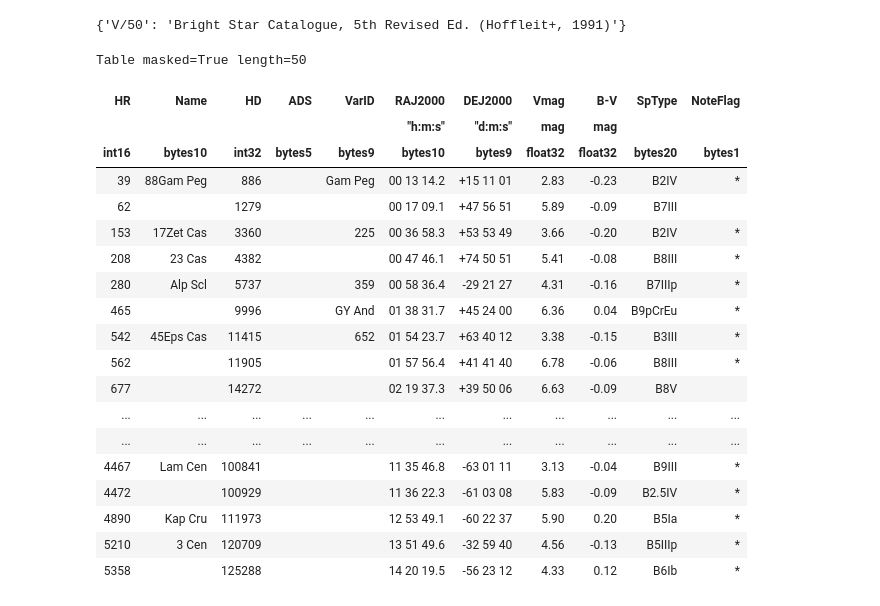
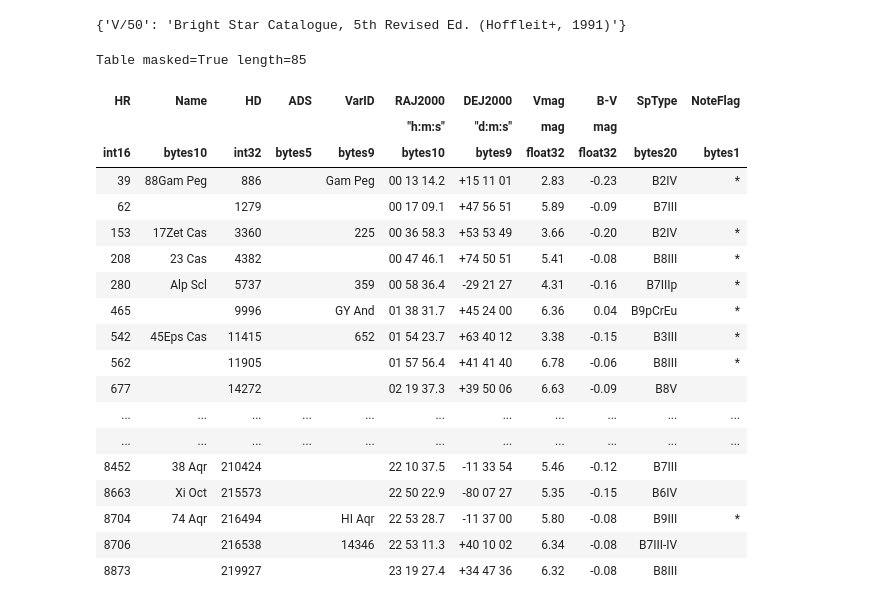
Before and after one commit to ellieb/astroquery_tutorial, a Jupyter notebook: astroquery_example_spectra.ipynb, the cells around one changed output. Saved outputs shown, nothing was run; the diff lists cells and outputs as text; code cells hidden in the pictures.

```diff
--- a/astroquery_example_spectra.ipynb
+++ b/astroquery_example_spectra.ipynb
@@ -47,36 +51,46 @@ Note that these commands can also be done in a Jupyter notebook by either declar
 # %%
 from astroquery.vizier import Vizier
 
+# Get the catalog name of the 5th Revised Ed. of the Bright Star Catalog
 catalog_list = Vizier.find_catalogs('Bright Star Catalogue, 5th Revised Ed.')
 print({k:v.description for k,v in catalog_list.items()})
+catalog_key = list(catalog_list.keys())[0]
+catalog = Vizier.get_catalogs(catalog_key)
+catalog_name = catalog.keys()[0]
+
+# Increase the row limit and query the catalog
+Vizier.ROW_LIMIT = 200
+result = Vizier.query_constraints(catalog=catalog_name, SpType='B*', RotVel='<20', row_limit=200)
+bright_star_results = result[catalog_name]
+bright_star_results
 # %% [output]
 {'V/50': 'Bright Star Catalogue, 5th Revised Ed. (Hoffleit+, 1991)'}
+Table masked=True length=85
+| HR | Name | HD | ADS | VarID | RAJ2000 | DEJ2000 | Vmag | B-V | SpType | NoteFlag |
+|  |  |  |  |  | "h:m:s" | "d:m:s" | mag | mag |  |  |
+| int16 | bytes10 | int32 | bytes5 | bytes9 | bytes10 | bytes9 | float32 | float32 | bytes20 | bytes1 |
+| 39 | 88Gam Peg | 886 |  | Gam Peg | 00 13 14.2 | +15 11 01 | 2.83 | -0.23 | B2IV | * |
+| 62 |  | 1279 |  |  | 00 17 09.1 | +47 56 51 | 5.89 | -0.09 | B7III |  |
+| 153 | 17Zet Cas | 3360 |  | 225 | 00 36 58.3 | +53 53 49 | 3.66 | -0.20 | B2IV | * |
+| 208 | 23 Cas | 4382 |  |  | 00 47 46.1 | +74 50 51 | 5.41 | -0.08 | B8III | * |
+| 280 | Alp Scl | 5737 |  | 359 | 00 58 36.4 | -29 21 27 | 4.31 | -0.16 | B7IIIp | * |
+| 465 |  | 9996 |  | GY And | 01 38 31.7 | +45 24 00 | 6.36 | 0.04 | B9pCrEu | * |
+| 542 | 45Eps Cas | 11415 |  | 652 | 01 54 23.7 | +63 40 12 | 3.38 | -0.15 | B3III | * |
+| 562 |  | 11905 |  |  | 01 57 56.4 | +41 41 40 | 6.78 | -0.06 | B8III | * |
+| 677 |  | 14272 |  |  | 02 19 37.3 | +39 50 06 | 6.63 | -0.09 | B8V |  |
+| ... | ... | ... | ... | ... | ... | ... | ... | ... | ... | ... |
+| ... | ... | ... | ... | ... | ... | ... | ... | ... | ... | ... |
+| 8452 | 38 Aqr | 210424 |  |  | 22 10 37.5 | -11 33 54 | 5.46 | -0.12 | B7III |  |
+| 8663 | Xi Oct | 215573 |  |  | 22 50 22.9 | -80 07 27 | 5.35 | -0.15 | B6IV |  |
+| 8704 | 74 Aqr | 216494 |  | HI Aqr | 22 53 28.7 | -11 37 00 | 5.80 | -0.08 | B9III | * |
+| 8706 |  | 216538 |  | 14346 | 22 53 11.3 | +40 10 02 | 6.34 | -0.08 | B7III-IV |  |
+| 8873 |  | 219927 |  |  | 23 19 27.4 | +34 47 36 | 6.32 | -0.08 | B8III |  |
 # %%
-# TODO: Figure out how to extend row limit??
-catalog_key = list(catalog_list.keys())[0]
-catalog = Vizier.get_catalogs(catalog_key)
-catalog_name = catalog.keys()[0]
-result = Vizier.query_constraints(catalog=catalog_name, SpType='B*', RotVel='<20', row_limit=200)
-bright_star_results = result[result.keys()[0]]
-bright_star_results
+# catalog_list = Vizier.find_catalogs('J/A+A/393/897')
+# # TODO: Figure out how to extend row limit??
+# catalog_key = list(catalog_list.keys())[0]
+# catalog = Vizier.get_catalogs(catalog_key)
+# catalog_name = catalog.keys()[0]
+# result = Vizier.query_constraints(catalog=catalog_name, SpType='B*', vsini='<20', row_limit=200)
+# bright_star_results = result[result.keys()[0]]
+# bright_star_results
-# %% [output]
-Table masked=True length=50
-| HR | Name | HD | ADS | VarID | RAJ2000 | DEJ2000 | Vmag | B-V | SpType | NoteFlag |
-|  |  |  |  |  | "h:m:s" | "d:m:s" | mag | mag |  |  |
-| int16 | bytes10 | int32 | bytes5 | bytes9 | bytes10 | bytes9 | float32 | float32 | bytes20 | bytes1 |
-| 39 | 88Gam Peg | 886 |  | Gam Peg | 00 13 14.2 | +15 11 01 | 2.83 | -0.23 | B2IV | * |
-| 62 |  | 1279 |  |  | 00 17 09.1 | +47 56 51 | 5.89 | -0.09 | B7III |  |
-| 153 | 17Zet Cas | 3360 |  | 225 | 00 36 58.3 | +53 53 49 | 3.66 | -0.20 | B2IV | * |
-| 208 | 23 Cas | 4382 |  |  | 00 47 46.1 | +74 50 51 | 5.41 | -0.08 | B8III | * |
-| 280 | Alp Scl | 5737 |  | 359 | 00 58 36.4 | -29 21 27 | 4.31 | -0.16 | B7IIIp | * |
-| 465 |  | 9996 |  | GY And | 01 38 31.7 | +45 24 00 | 6.36 | 0.04 | B9pCrEu | * |
-| 542 | 45Eps Cas | 11415 |  | 652 | 01 54 23.7 | +63 40 12 | 3.38 | -0.15 | B3III | * |
-| 562 |  | 11905 |  |  | 01 57 56.4 | +41 41 40 | 6.78 | -0.06 | B8III | * |
-| 677 |  | 14272 |  |  | 02 19 37.3 | +39 50 06 | 6.63 | -0.09 | B8V |  |
-| ... | ... | ... | ... | ... | ... | ... | ... | ... | ... | ... |
-| ... | ... | ... | ... | ... | ... | ... | ... | ... | ... | ... |
-| 4467 | Lam Cen | 100841 |  |  | 11 35 46.8 | -63 01 11 | 3.13 | -0.04 | B9III | * |
-| 4472 |  | 100929 |  |  | 11 36 22.3 | -61 03 08 | 5.83 | -0.09 | B2.5IV | * |
-| 4890 | Kap Cru | 111973 |  |  | 12 53 49.1 | -60 22 37 | 5.90 | 0.20 | B5Ia | * |
-| 5210 | 3 Cen | 120709 |  |  | 13 51 49.6 | -32 59 40 | 4.56 | -0.13 | B5IIIp | * |
-| 5358 |  | 125288 |  |  | 14 20 19.5 | -56 23 12 | 4.33 | 0.12 | B6Ib | * |
```
Also changed, not shown: parts of 16 cells of this notebook.
